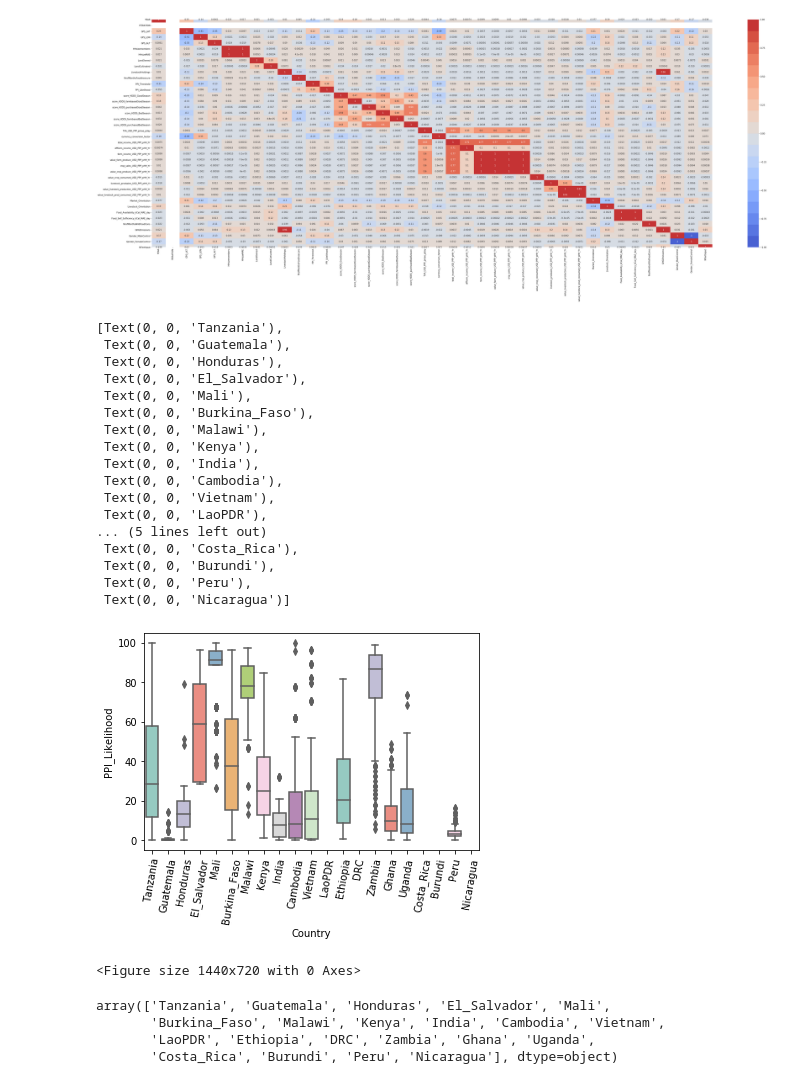
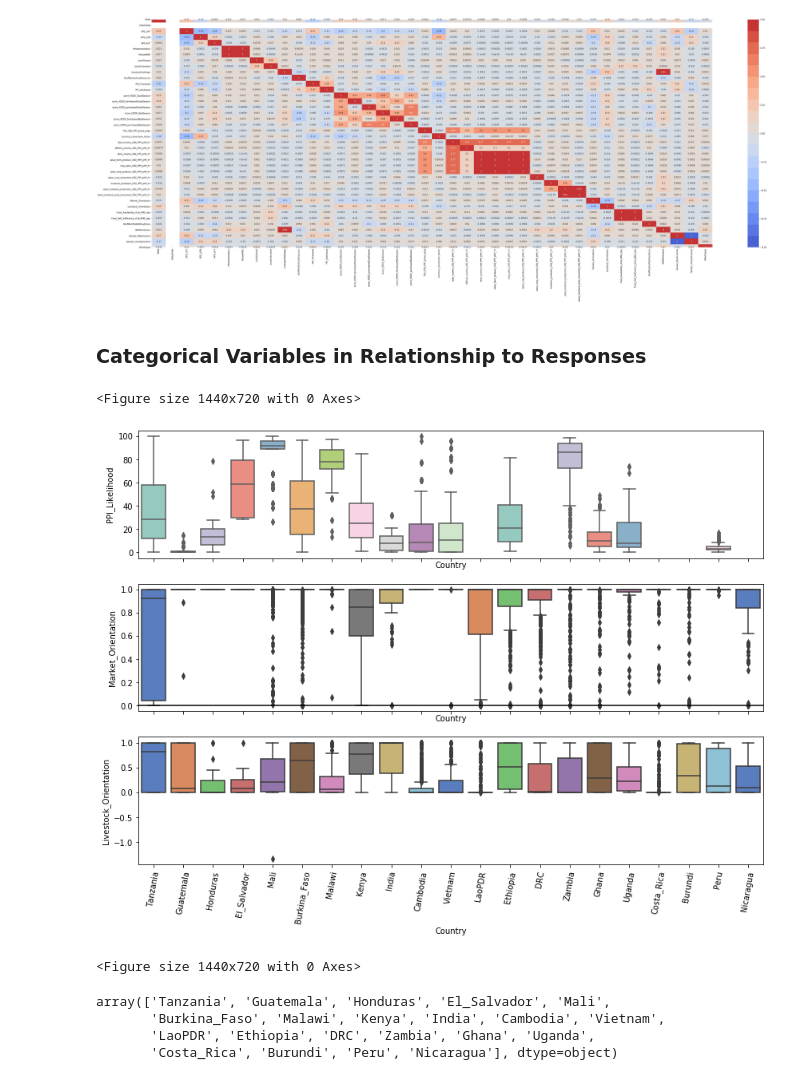
Before and after one commit to laporpe/STA_208, a Jupyter notebook: Charts_Graphs_EDA.ipynb, the cells around one changed output. Cells and saved outputs as stored; diff of their text form; code cells hidden in the pictures.

Commit message:
updated notebook, more EDA regarding current response, added some reasons why we are selecting particular predictors leading us to group lasso

```diff
--- a/Charts_Graphs_EDA.ipynb
+++ b/Charts_Graphs_EDA.ipynb
@@ -113,32 +122,49 @@ plt.figure(figsize=(60, 20))
 sns.heatmap(corr, cmap=sns.color_palette("coolwarm", 20), annot=True);
 # %% [output]
 [figure]
-# %%
-
-violin = sns.boxplot(x="Country", y='PPI_Likelihood',data = data, palette="Set3")
-
-plt.figure(figsize=(20, 10))
-violin.set_xticklabels(violin.get_xticklabels(), rotation=80)
-# %% [output]
-[Text(0, 0, 'Tanzania'),
- Text(0, 0, 'Guatemala'),
- Text(0, 0, 'Honduras'),
- Text(0, 0, 'El_Salvador'),
- Text(0, 0, 'Mali'),
- Text(0, 0, 'Burkina_Faso'),
- Text(0, 0, 'Malawi'),
- Text(0, 0, 'Kenya'),
- Text(0, 0, 'India'),
- Text(0, 0, 'Cambodia'),
- Text(0, 0, 'Vietnam'),
- Text(0, 0, 'LaoPDR'),
-... (5 lines left out)
- Text(0, 0, 'Costa_Rica'),
- Text(0, 0, 'Burundi'),
- Text(0, 0, 'Peru'),
- Text(0, 0, 'Nicaragua')]
-[figure, removed]
-<Figure size 1440x720 with 0 Axes>
+# %% [markdown]
+### Categorical Variables in Relationship to Responses
+# %%
+
+f, (ax1, ax2, ax3) = plt.subplots(3, 1, figsize=(14, 10),
+                             sharex=True)
+
+#PPI_ Likelihood
+sns.boxplot(x="Country",
+                  y='PPI_Likelihood',
+                  data = data,
+                  palette="Set3", ax=ax1)
+
+
+# Market Orientation
+sns.boxplot(x="Country",
+            y="Market_Orientation",
+            data=data,
+            palette="muted",
+            ax=ax2)
+
+ax2.axhline(0, color="k",
+            clip_on=False)
+
+
+
+
+
+
+sns.boxplot(x="Country",
+            y="Livestock_Orientation",
+            data=data,
+            palette = "muted",
+            ax=ax3)
+
+ax3.set_xticklabels(ax3.get_xticklabels(),
+                    rotation=80)
+
+plt.figure(figsize=(20, 10))
+# %% [output]
+<Figure size 1440x720 with 0 Axes>
+[figure, added]
+<Figure size 1440x720 with 0 Axes>
 # %%
 
 data["Country"].unique()
```
Also changed, not shown: parts of 27 cells of this notebook.
